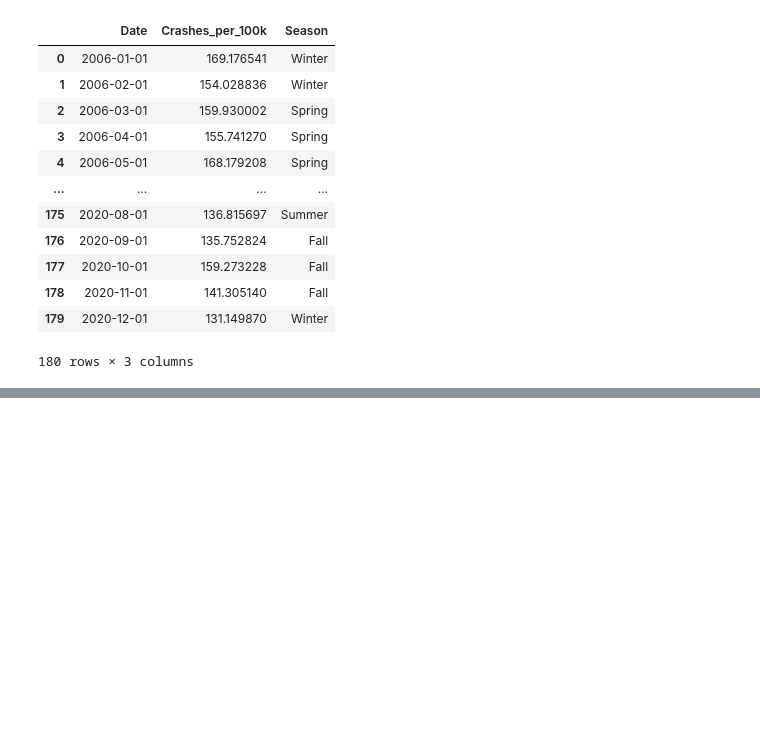
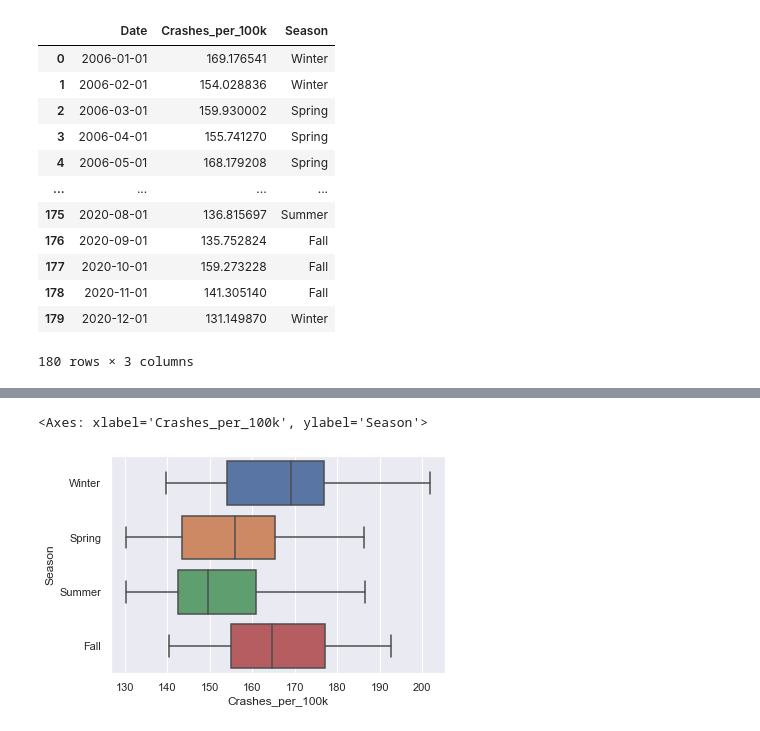
Before and after one commit to Addechander/Traffic_Safety, a Jupyter notebook: visualization.ipynb, the cells around one changed output, grey strips where cells are left out. Drawn from its saved outputs; the diff is of its cells as text; code cells hidden in the pictures; blank space fills up the shorter version.

```diff
--- a/visualization.ipynb
+++ b/visualization.ipynb
@@ -46,0 +111,8 @@ df_Crash
+# %%
+#Visualizing crash rates in different season usine boxplot in seaborn
+#Removing anomolous 2020 data
+
+sns.boxplot(data = df_Crash[df_Crash.Date.dt.year !=2020], x = "Crashes_per_100k", y="Season")
+# %% [output]
+<Axes: xlabel='Crashes_per_100k', ylabel='Season'>
+[figure, added]
```
Also changed, not shown: parts of 27 cells of this notebook.
